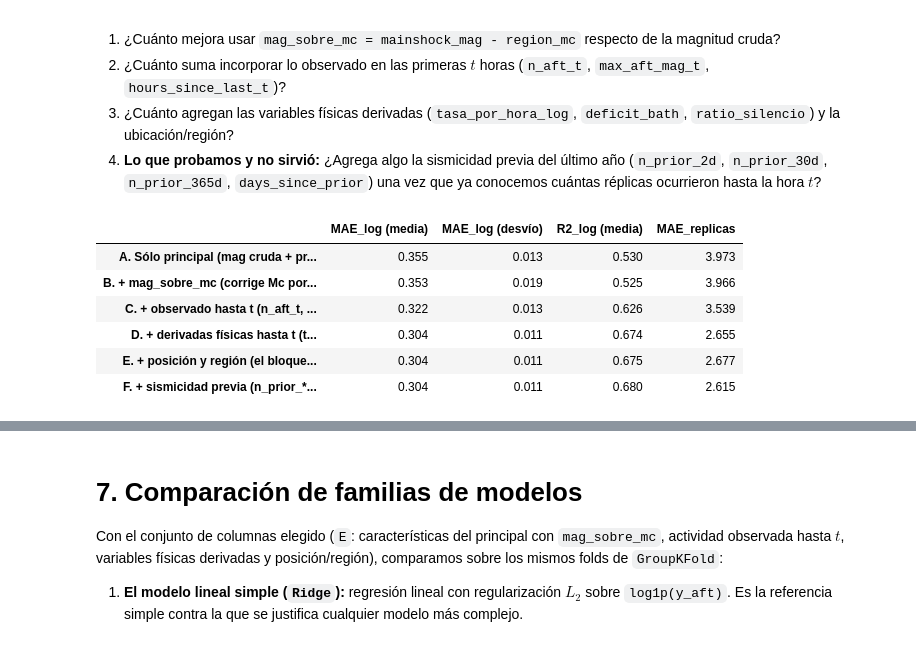
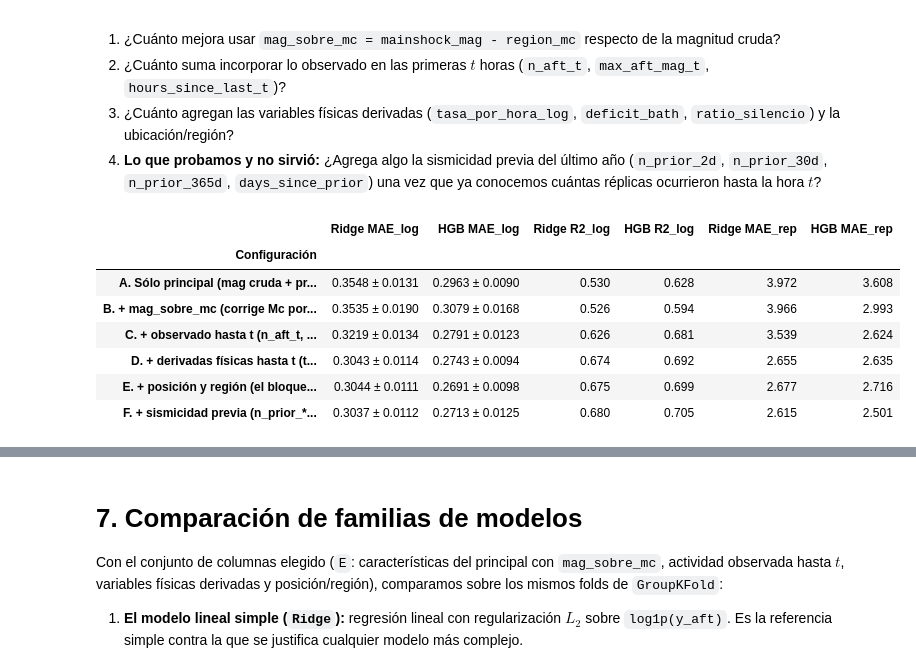
Before and after one commit to ElPacho21/ciencia-datos-sismos, a Jupyter notebook: notebooks/Entrega_3_opcion1.ipynb, the cells around one changed output, grey strips where cells are left out. Saved outputs shown, nothing was run; the diff lists cells and outputs as text; code cells hidden in the pictures.

```diff
--- a/notebooks/Entrega_3_opcion1.ipynb
+++ b/notebooks/Entrega_3_opcion1.ipynb
@@ -419,6 +415,9 @@ class ColumnasHorizontes(BaseEstimator, TransformerMixin):
         if self.con_previos:
             self.mediana_prior_mag_ = float(X["prior_max_mag_365d"].median())
             self.mediana_days_prior_ = float(X["days_since_prior"].median())
+        # Registramos nombres de columnas de salida para compatibilidad con scikit-learn
+        cols_demo = self.transform(X.iloc[:2])
+        self.columns_out_ = cols_demo.columns.tolist()
         return self
 
     def transform(self, X):
@@ -461,7 +460,7 @@ class ColumnasHorizontes(BaseEstimator, TransformerMixin):
         return out
 
     def get_feature_names_out(self, input_features=None):
-        return np.array(self.feature_names_in_ if hasattr(self, "feature_names_in_") else [])
+        return np.array(getattr(self, "columns_out_", []), dtype=object)
 
 
 def armar_pipeline(regresor_base, **kwargs_columnas):
@@ -532,6 +531,7 @@ Antes de comparar familias de algoritmos, usamos un modelo lineal regularizado (
 4. **Lo que probamos y no sirvió:** ¿Agrega algo la sismicidad previa del último año (`n_prior_2d`, `n_prior_30d`, `n_prior_365d`, `days_since_prior`) una vez que ya conocemos cuántas réplicas ocurrieron hasta la hora $t$?
 # %%
 from sklearn.linear_model import Ridge
+from sklearn.ensemble import HistGradientBoostingRegressor
 
 configuraciones_columnas = {
     "A. Sólo principal (mag cruda + prof + horizonte)": dict(
@@ -556,49 +556,64 @@ configuraciones_columnas = {
         con_previos=False,
     ),
     "D. + derivadas físicas hasta t (tasa, Båth, silencio)": dict(
         usar_mag_sobre_mc=True,
         con_observado_t=True,
         con_derivadas_t=True,
         con_posicion_region=False,
         con_previos=False,
     ),
     "E. + posición y región (el bloque elegido)": dict(
         usar_mag_sobre_mc=True,
         con_observado_t=True,
         con_derivadas_t=True,
         con_posicion_region=True,
         con_previos=False,
     ),
     "F. + sismicidad previa (n_prior_*, days_since_prior)": dict(
         usar_mag_sobre_mc=True,
         con_observado_t=True,
         con_derivadas_t=True,
         con_posicion_region=True,
         con_previos=True,
     ),
 }
 
-filas_ablacion = {}
+filas_ablacion = []
 for nombre_cfg, params_cfg in configuraciones_columnas.items():
-    pipe_cfg = armar_pipeline(Ridge(alpha=10.0, random_state=SEMILLA), **params_cfg)
-    res_cfg = cross_validate(
-        pipe_cfg, X_train, y_train, cv=cv, groups=grupos_train, scoring=SCORERS, n_jobs=-1
+    pipe_ridge = armar_pipeline(Ridge(alpha=10.0, random_state=SEMILLA), **params_cfg)
+    pipe_hgb = armar_pipeline(
+        HistGradientBoostingRegressor(max_depth=6, min_samples_leaf=20, random_state=SEMILLA),
+        **params_cfg,
     )
-    filas_ablacion[nombre_cfg] = {
-        "MAE_log (media)": -res_cfg["test_mae_log"].mean(),
-        "MAE_log (desvío)": res_cfg["test_mae_log"].std(),
-        "R2_log (media)": res_cfg["test_r2_log"].mean(),
-        "MAE_replicas": -res_cfg["test_mae_rep"].mean(),
-    }
 
-tabla_ablacion = pd.DataFrame(filas_ablacion).T.round(4)
+    res_r = cross_validate(
+        pipe_ridge, X_train, y_train, cv=cv, groups=grupos_train, scoring=SCORERS, n_jobs=-1
+    )
+    res_h = cross_validate(
+        pipe_hgb, X_train, y_train, cv=cv, groups=grupos_train, scoring=SCORERS, n_jobs=-1
+    )
+
+    filas_ablacion.append(
+        {
+            "Configuración": nombre_cfg,
+            "Ridge MAE_log": f"{-res_r['test_mae_log'].mean():.4f} ± {res_r['test_mae_log'].std():.4f}",
+            "HGB MAE_log": f"{-res_h['test_mae_log'].mean():.4f} ± {res_h['test_mae_log'].std():.4f}",
+            "Ridge R2_log": f"{res_r['test_r2_log'].mean():.3f}",
+            "HGB R2_log": f"{res_h['test_r2_log'].mean():.3f}",
+            "Ridge MAE_rep": f"{-res_r['test_mae_rep'].mean():.3f}",
+            "HGB MAE_rep": f"{-res_h['test_mae_rep'].mean():.3f}",
+        }
+    )
+
+tabla_ablacion = pd.DataFrame(filas_ablacion).set_index("Configuración")
 tabla_ablacion
 # %% [output]
-|  | MAE_log (media) | MAE_log (desvío) | R2_log (media) | MAE_replicas |
-| A. Sólo principal (mag cruda + pr... | 0.355 | 0.013 | 0.530 | 3.973 |
-| B. + mag_sobre_mc (corrige Mc por... | 0.353 | 0.019 | 0.525 | 3.966 |
-| C. + observado hasta t (n_aft_t, ... | 0.322 | 0.013 | 0.626 | 3.539 |
-| D. + derivadas físicas hasta t (t... | 0.304 | 0.011 | 0.674 | 2.655 |
-| E. + posición y región (el bloque... | 0.304 | 0.011 | 0.675 | 2.677 |
-| F. + sismicidad previa (n_prior_*... | 0.304 | 0.011 | 0.680 | 2.615 |
+|  | Ridge MAE_log | HGB MAE_log | Ridge R2_log | HGB R2_log | Ridge MAE_rep | HGB MAE_rep |
+| Configuración |  |  |  |  |  |  |
+| A. Sólo principal (mag cruda + pr... | 0.3548 ± 0.0131 | 0.2963 ± 0.0090 | 0.530 | 0.628 | 3.972 | 3.608 |
+| B. + mag_sobre_mc (corrige Mc por... | 0.3535 ± 0.0190 | 0.3079 ± 0.0168 | 0.526 | 0.594 | 3.966 | 2.993 |
+| C. + observado hasta t (n_aft_t, ... | 0.3219 ± 0.0134 | 0.2791 ± 0.0123 | 0.626 | 0.681 | 3.539 | 2.624 |
+| D. + derivadas físicas hasta t (t... | 0.3043 ± 0.0114 | 0.2743 ± 0.0094 | 0.674 | 0.692 | 2.655 | 2.635 |
+| E. + posición y región (el bloque... | 0.3044 ± 0.0111 | 0.2691 ± 0.0098 | 0.675 | 0.699 | 2.677 | 2.716 |
+| F. + sismicidad previa (n_prior_*... | 0.3037 ± 0.0112 | 0.2713 ± 0.0125 | 0.680 | 0.705 | 2.615 | 2.501 |
 # %% [markdown]
```
Also changed, not shown: parts of 16 cells of this notebook, 1 other file.
